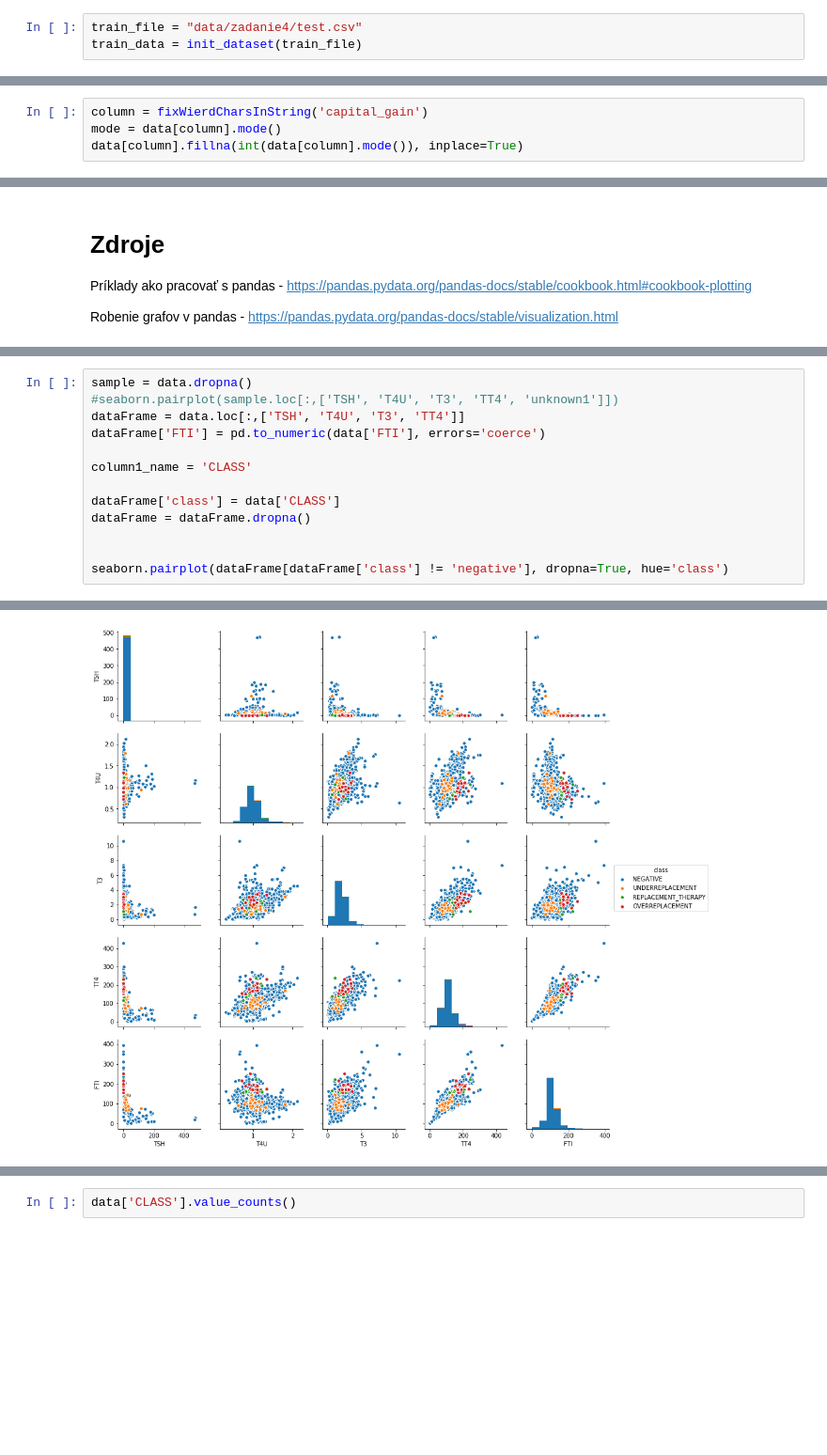
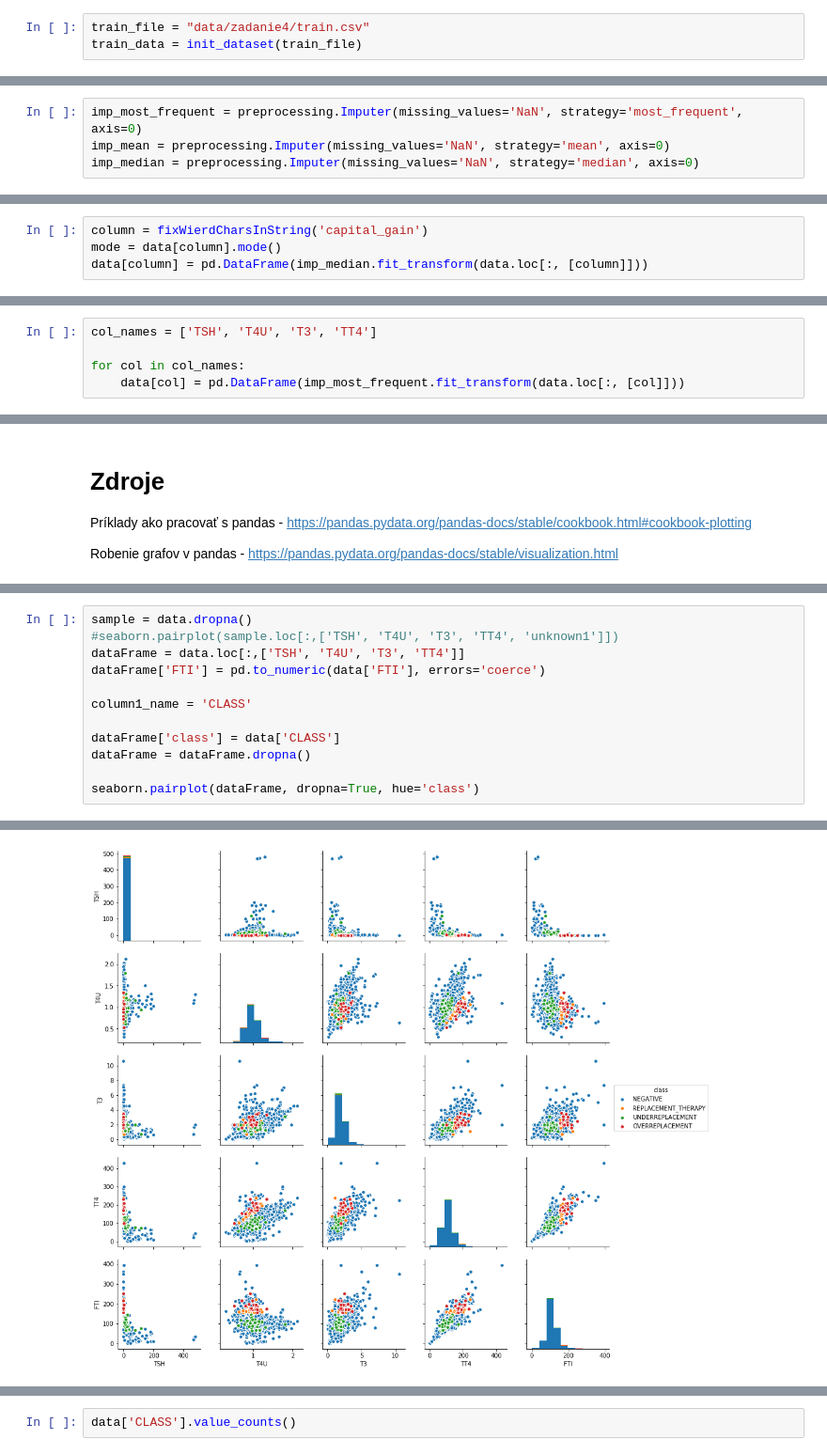
Before and after one commit to PeterJurkacek/IAU_2018_Jurkacek_Vyskoc, a Jupyter notebook: Jurkacek_Vyskoc_predspracovanie.ipynb, the cells around one changed output, grey strips where cells are left out. Shown at 94% size. Saved outputs shown, nothing was run; the diff lists cells and outputs as text; blank space fills up the shorter version.

```diff
--- a/Jurkacek_Vyskoc_predspracovanie.ipynb
+++ b/Jurkacek_Vyskoc_predspracovanie.ipynb
@@ -160,7 +160,7 @@ Index(['AGE', 'SEX', 'ON_THYROXINE', 'QUERY_ON_THYROXINE',
        'PERSONAL_INFO'],
       dtype='object')
 # %%
-train_file = "data/zadanie4/test.csv"
+train_file = "data/zadanie4/train.csv"
 train_data = init_dataset(train_file)
 # %% [output]
 Index name ID
@@ -605,3 +704,7 @@ caluclateAgeOfDate(data,'2016-1-1')
+# %%
+imp_most_frequent = preprocessing.Imputer(missing_values='NaN', strategy='most_frequent', axis=0)
+imp_mean = preprocessing.Imputer(missing_values='NaN', strategy='mean', axis=0)
+imp_median = preprocessing.Imputer(missing_values='NaN', strategy='median', axis=0)
 # %% [markdown]
 Atribút **capital_gain** - chýbajúce hodnoty doplníme modusom, t.j. najčastejšie sa vyskytujúcou hodnotou.
 # %%
@@ -609,7 +712,7 @@ checkAllObjectType(data)
 # %%
 column = fixWierdCharsInString('capital_gain')
 mode = data[column].mode()
-data[column].fillna(int(data[column].mode()), inplace=True)
+data[column] = pd.DataFrame(imp_median.fit_transform(data.loc[:, [column]]))
 # %% [markdown]
 Polia, kde bola hodnota **'?'** sme prepísali na hodnotu **'Other_service'** z toho dôvodu, že tento atribút nevieme doplniť na základe žiadnej inej stratégie a preto sme priradili najvšeobecnejšiu hodnotu.
 # %%
@@ -631,0 +761,5 @@ checkAllObjectType(data)
+# %%
+col_names = ['TSH', 'T4U', 'T3', 'TT4']
+
+for col in col_names:
+    data[col] = pd.DataFrame(imp_most_frequent.fit_transform(data.loc[:, [col]]))
@@ -708,16 +858,15 @@ Robenie grafov v pandas - https://pandas.pydata.org/pandas-docs/stable/visualiza
 # %%
 sample = data.dropna()
 #seaborn.pairplot(sample.loc[:,['TSH', 'T4U', 'T3', 'TT4', 'unknown1']])
 dataFrame = data.loc[:,['TSH', 'T4U', 'T3', 'TT4']]
 dataFrame['FTI'] = pd.to_numeric(data['FTI'], errors='coerce')
 
 column1_name = 'CLASS'
 
 dataFrame['class'] = data['CLASS']
 dataFrame = dataFrame.dropna()
 
-
-seaborn.pairplot(dataFrame[dataFrame['class'] != 'negative'], dropna=True, hue='class')
+seaborn.pairplot(dataFrame, dropna=True, hue='class')
 # %% [output]
 <seaborn.axisgrid.PairGrid at 0x...>
-[figure, old version]
+[figure, new version]
```
Also changed, not shown: parts of 100 cells of this notebook.
